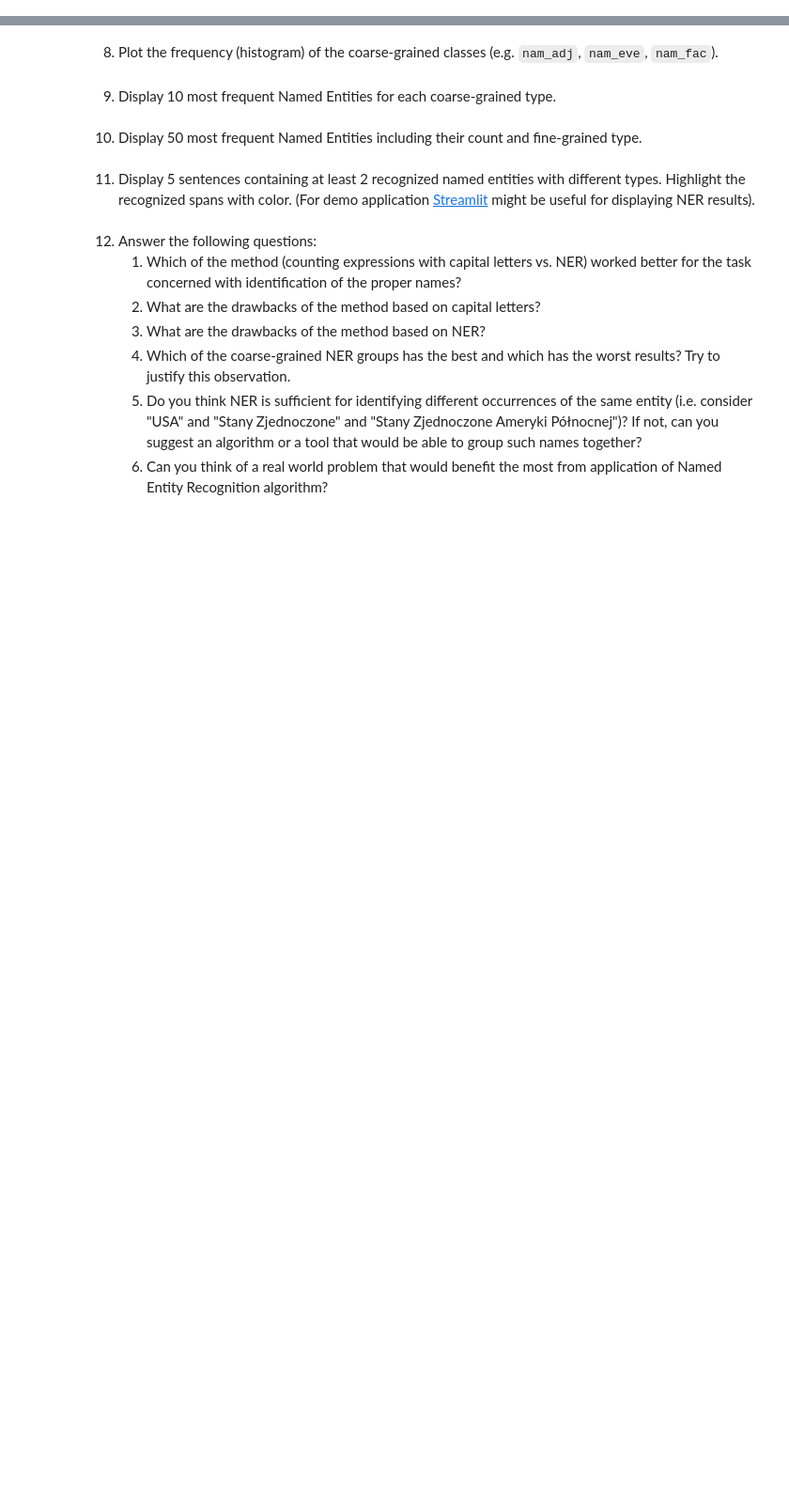
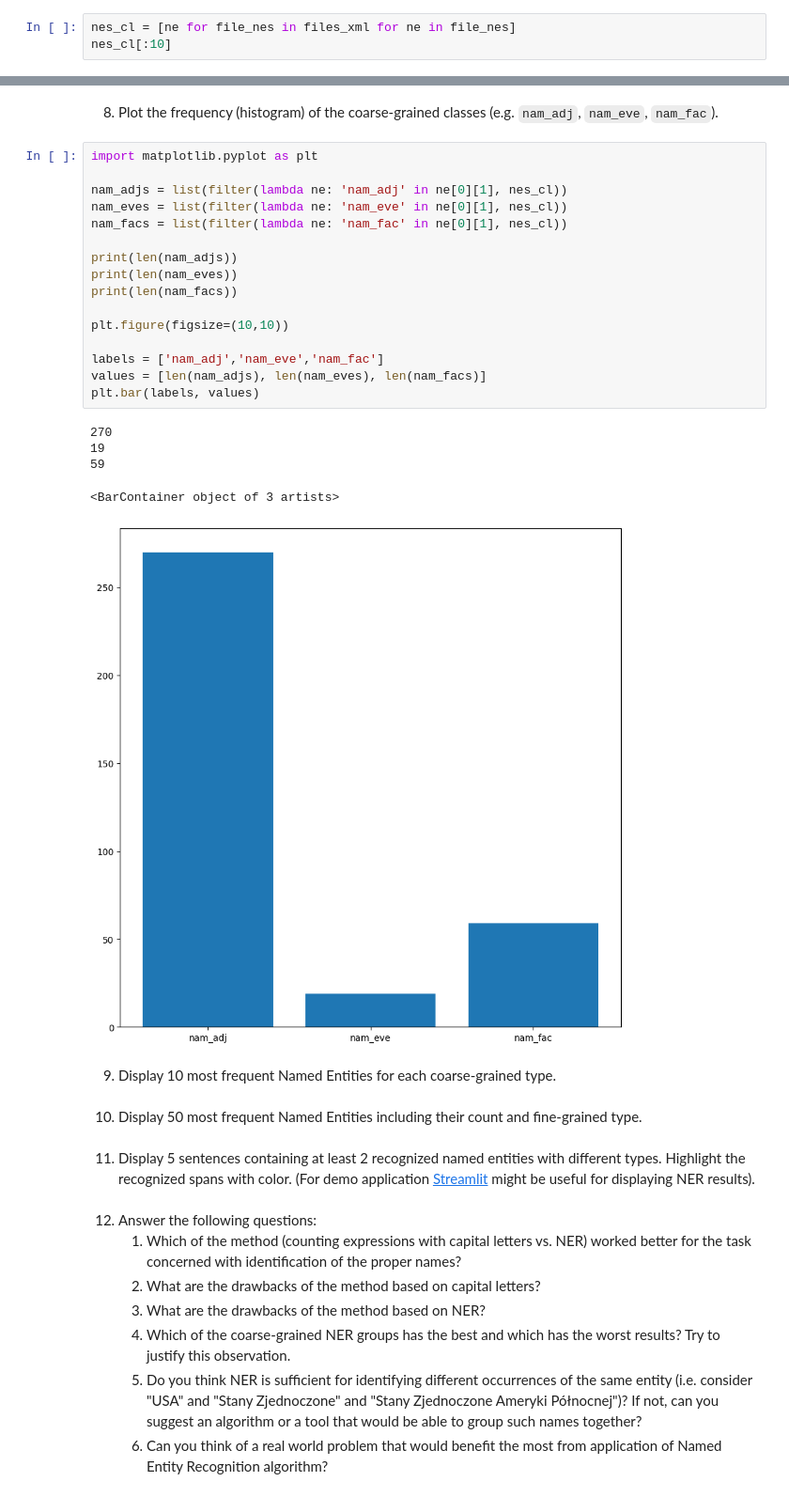
Before and after one commit to PKopel/nlp, a Jupyter notebook: 7-ner.ipynb, the cells around one changed output, grey strips where cells are left out. Shown: that part at 94% size. Cells and saved outputs as stored; diff of their text form; blank space fills up the shorter version.

Commit message:
add plot to lab 7

```diff
--- a/7-ner.ipynb
+++ b/7-ner.ipynb
@@ -117,0 +172,3 @@ download_file(output_file_id, "./ustawy_top_50_nes")
+# %%
+nes_cl = [ne for file_nes in files_xml for ne in file_nes]
+nes_cl[:10]
@@ -118,5 +189,27 @@ download_file(output_file_id, "./ustawy_top_50_nes")
 # %% [markdown]
 8. Plot the frequency (histogram) of the coarse-grained classes (e.g. `nam_adj`, `nam_eve`, `nam_fac`).
+# %%
+import matplotlib.pyplot as plt
+
+nam_adjs = list(filter(lambda ne: 'nam_adj' in ne[0][1], nes_cl))
+nam_eves = list(filter(lambda ne: 'nam_eve' in ne[0][1], nes_cl))
+nam_facs = list(filter(lambda ne: 'nam_fac' in ne[0][1], nes_cl))
+
+print(len(nam_adjs))
+print(len(nam_eves))
+print(len(nam_facs))
+
+plt.figure(figsize=(10,10))
+
+labels = ['nam_adj','nam_eve','nam_fac']
+values = [len(nam_adjs), len(nam_eves), len(nam_facs)]
+plt.bar(labels, values)
+# %% [output]
+270
+19
+59
+<BarContainer object of 3 artists>
+[figure, added]
 # %% [markdown]
 9. Display 10 most frequent Named Entities for each coarse-grained type.
 # %% [markdown]
```
Also changed, not shown: parts of 3 cells of this notebook.
